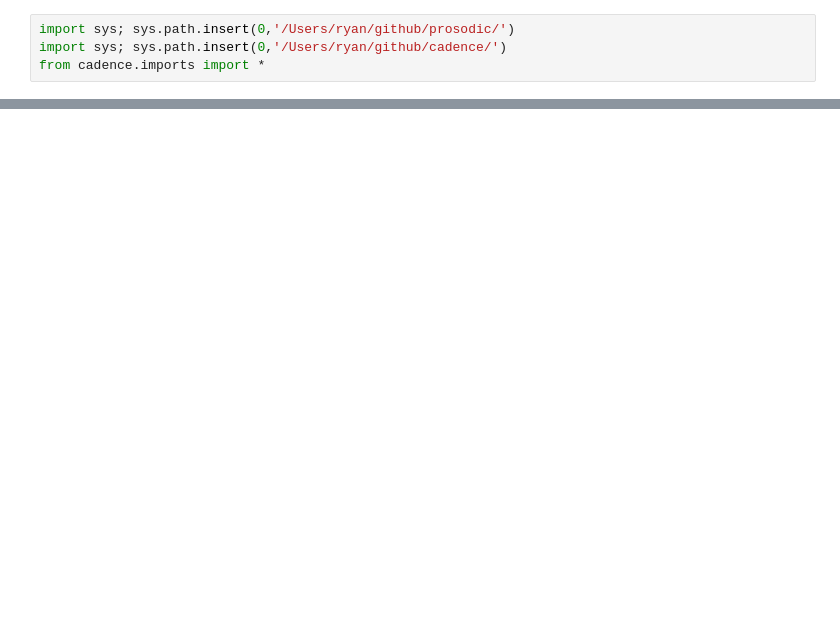
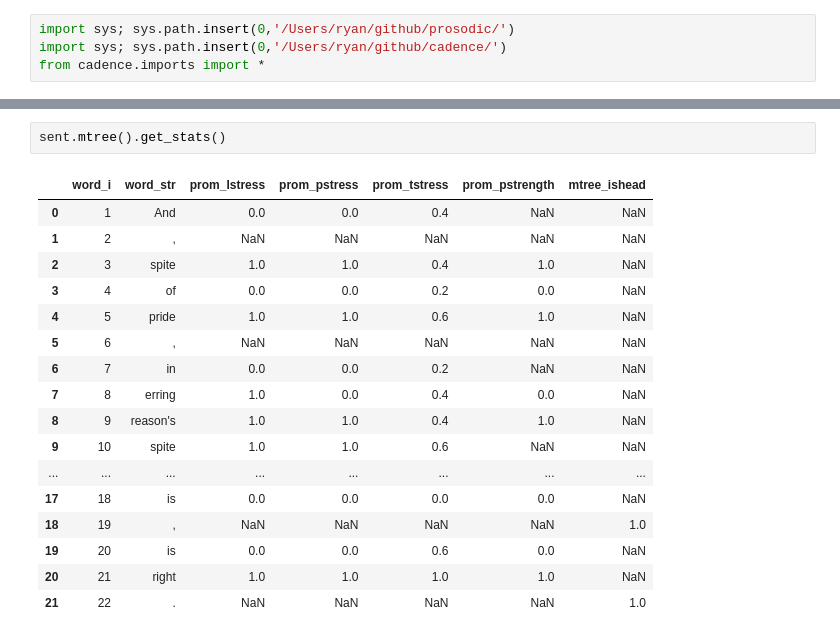
Before and after one commit to quadrismegistus/cadence, a Jupyter notebook: notebooks/cadence_mtree.ipynb, the cells around one changed output, grey strips where cells are left out. Saved outputs shown, nothing was run; the diff lists cells and outputs as text; blank space fills up the shorter version.

```diff
--- a/notebooks/cadence_mtree.ipynb
+++ b/notebooks/cadence_mtree.ipynb
@@ -27 +49,21 @@ treedf=t.mtrees()
+# %%
+sent.mtree().get_stats()
+# %% [output]
+|  | word_i | word_str | prom_lstress | prom_pstress | prom_tstress | prom_pstrength | mtree_ishead |
+| 0 | 1 | And | 0.0 | 0.0 | 0.4 | NaN | NaN |
+| 1 | 2 | , | NaN | NaN | NaN | NaN | NaN |
+| 2 | 3 | spite | 1.0 | 1.0 | 0.4 | 1.0 | NaN |
+| 3 | 4 | of | 0.0 | 0.0 | 0.2 | 0.0 | NaN |
+| 4 | 5 | pride | 1.0 | 1.0 | 0.6 | 1.0 | NaN |
+| 5 | 6 | , | NaN | NaN | NaN | NaN | NaN |
+| 6 | 7 | in | 0.0 | 0.0 | 0.2 | NaN | NaN |
+| 7 | 8 | erring | 1.0 | 0.0 | 0.4 | 0.0 | NaN |
+| 8 | 9 | reason's | 1.0 | 1.0 | 0.4 | 1.0 | NaN |
+| 9 | 10 | spite | 1.0 | 1.0 | 0.6 | NaN | NaN |
+| ... | ... | ... | ... | ... | ... | ... | ... |
+| 17 | 18 | is | 0.0 | 0.0 | 0.0 | 0.0 | NaN |
+| 18 | 19 | , | NaN | NaN | NaN | NaN | 1.0 |
+| 19 | 20 | is | 0.0 | 0.0 | 0.6 | 0.0 | NaN |
+| 20 | 21 | right | 1.0 | 1.0 | 1.0 | 1.0 | NaN |
+| 21 | 22 | . | NaN | NaN | NaN | NaN | 1.0 |
 # %%
```
Also changed, not shown: parts of 3 cells of this notebook, 4 other files.
